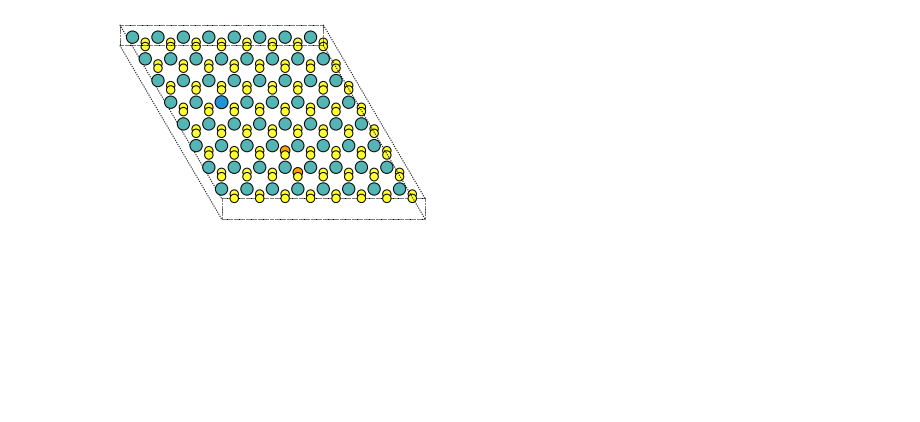
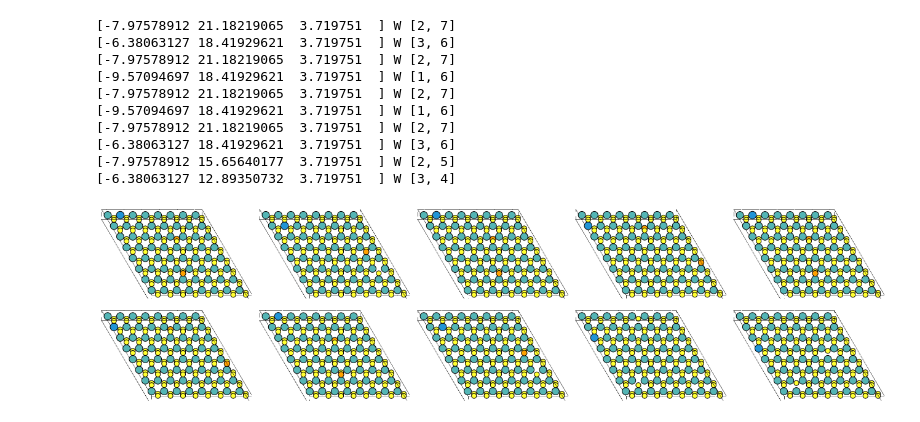
Before and after one commit to lubludrova/AgeevProject2, a Jupyter notebook: images-fig2.ipynb, the cells around one changed output. Saved outputs shown, nothing was run; the diff lists cells and outputs as text; code cells hidden in the pictures; blank space fills up the shorter version.

```diff
--- a/images-fig2.ipynb
+++ b/images-fig2.ipynb
@@ -29,12 +289,62 @@ for i, d in data.iterrows():
 # %%
-ase_atoms = AseAtomsAdaptor.get_atoms(s0)
-fig, ax = plt.subplots()
-plot_atoms(ase_atoms, ax, radii=0.5, rotation=('10x, 0y, 0z'), show_unit_cell=True)
-xlim = 40
-ylim = 23
-ax.set_xlim(-2, xlim)
-ax.set_ylim(-2, ylim)
-ax.set_axis_off()
-fig.savefig("substution_full.pdf", bbox_inches="tight")
+#Создание картинок, на основе которых будет создаваться GIF
+
+
+# arr = np.array([0, 0])
+# for i in range(10):
+#     y = Rand()
+#     arr = arr + y
+#     print(y, end= '___')
+#     print(arr)
+
+
+k = 1
+coords = np.array([0, 7])
+list_gif = []
+while True:
+    if k == 1:
+        k += 1
+        continue
+    elif k < 12:
+        while True:
+            newpos = Rand()
+            coords = coords + newpos
+            if (coords[0] + coords[1] < 22) and (coords[0] + coords[1] > 6) and (0 < coords[0] < 22) and (0 < coords[1] < 8):
+                break
+            else:
+                coords = coords - newpos
+                continue
+        k += 1
+    else:
+        break
+
+    for s, d in data2.iterrows():
+        if (d.defect_coords[0] == coords[0] and d.defect_coords[1] == coords[1]):
+            print(d.defect_representation[0], d.defect_coords)
+            list_gif.append(d.initial_structure)
+            break
 # %% [output]
-[figure, removed]
+[-7.97578912 21.18219065  3.719751  ] W [2, 7]
+[-6.38063127 18.41929621  3.719751  ] W [3, 6]
+[-7.97578912 21.18219065  3.719751  ] W [2, 7]
+[-9.57094697 18.41929621  3.719751  ] W [1, 6]
+[-7.97578912 21.18219065  3.719751  ] W [2, 7]
+[-9.57094697 18.41929621  3.719751  ] W [1, 6]
+[-7.97578912 21.18219065  3.719751  ] W [2, 7]
+[-6.38063127 18.41929621  3.719751  ] W [3, 6]
+[-7.97578912 15.65640177  3.719751  ] W [2, 5]
+[-6.38063127 12.89350732  3.719751  ] W [3, 4]
+# %%
+fig, axes = plt.subplots(2, 5, figsize=(18, 5))
+# plt.rc('axes', titlesize=18)
+# ax.axis('off')
+for i in range(10):
+    ax = axes[i//5][i%5]
+    ase_atoms = AseAtomsAdaptor.get_atoms(list_gif[i])
+    plot_atoms(ase_atoms, ax, radii=0.6, rotation=('10x, 0y, 0z'), show_unit_cell=True)
+    axes[i//5][i%5].set_axis_off()
+
+
+plt.tight_layout()
+# %% [output]
+[figure, added]
```
Also changed, not shown: parts of 26 cells of this notebook.
